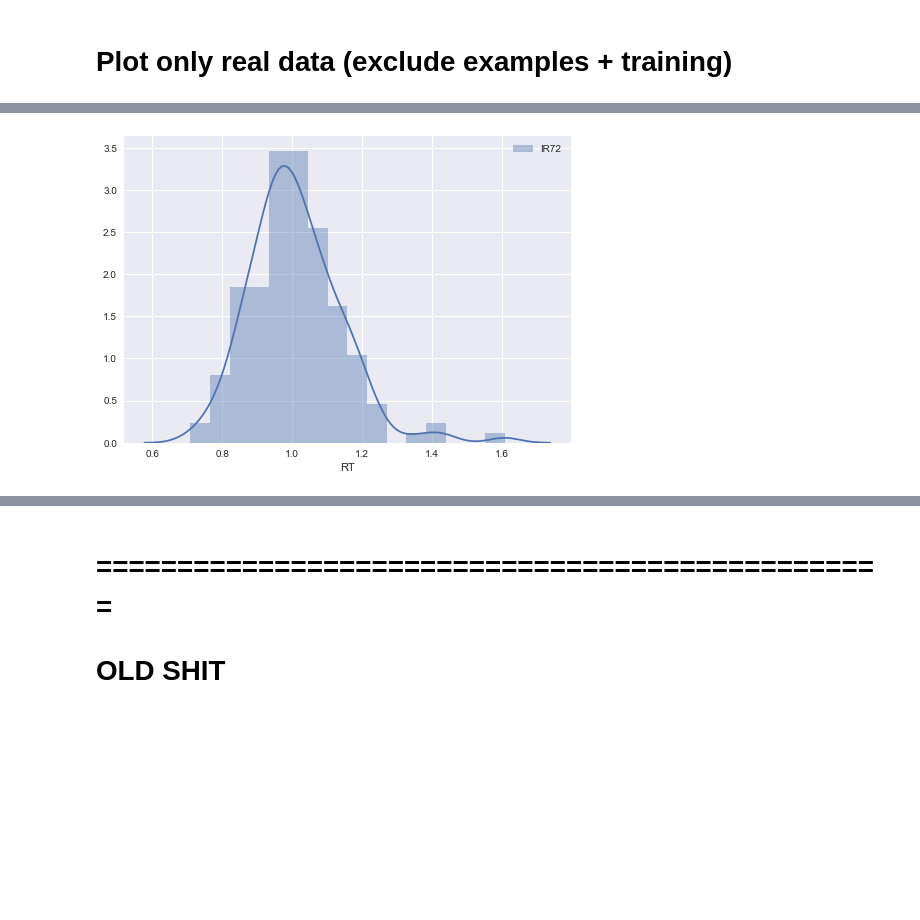
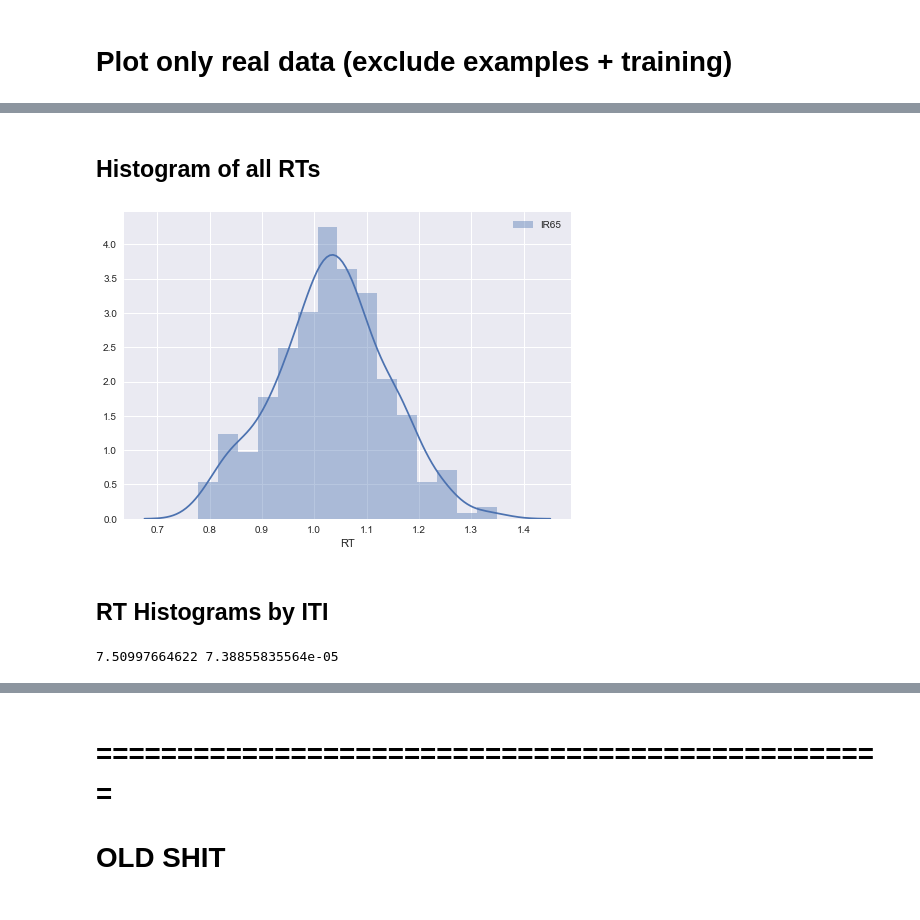
Before and after one commit to hoycw/asymmetric_RPE_paper, a Jupyter notebook: BHV01_prelim_analysis.ipynb, the cells around one changed output, grey strips where cells are left out. Drawn from its saved outputs; the diff is of its cells as text; code cells hidden in the pictures; blank space fills up the shorter version.

Commit message:
HBV01 now runs via .py command line; BHV02 to get group level accuracy across ITIs is started but not finished

```diff
--- a/BHV01_prelim_analysis.ipynb
+++ b/BHV01_prelim_analysis.ipynb
@@ -15,7 +14,7 @@ import pickle
 # %% [output]
 :0: FutureWarning: IPython widgets are experimental and may change in the future.
 # %%
-SBJ = 'IR72'
+SBJ = 'IR65'
 # %%
 prj_dir = '/Volumes/hoycw_clust/PRJ_Error/'
 results_dir = prj_dir+'results/'
@@ -116,3 +116,11 @@ block_mid_ix.insert(0,np.mean([0, prdm['n_examples']+prdm['n_training']]))   #ea
 accuracy = data['Hit'].groupby([data['Block'],data['Condition']]).mean()
 for ix in range(len(data)):
     data.loc[ix,'Accuracy'] = accuracy[data.loc[ix,'Block'],data.loc[ix,'Condition']]
+# %%
+# Break down by post-long and post-short trials
+data['postlong'] = [False if ix==0 else True if data['RT'].iloc[ix-1]>1 else False for ix in range(len(data))]
+
+# Compute change in RT
+data['dRT'] = [0 for ix in range(len(data))]
+for ix in range(len(data)-1):
+    data.loc[ix+1,'dRT'] = data.loc[ix+1,'RT']-data.loc[ix,'RT']
@@ -160,5 +170,2 @@ plt.savefig(results_dir+'BHV/tolerance/'+SBJ+'_tolerance'+fig_type)
 # %% [markdown]
 # Plot only real data (exclude examples + training)
-# %%
-data_all = data
-data = data[(data['Block']!=-1) & (data['RT']>0)]
@@ -164,0 +174,6 @@ data = data[(data['Block']!=-1) & (data['RT']>0)]
+# %%
+data_all = data
+# Exclude: Training/Examples, non-responses, first trial of each block
+if data[data['RT']<0].shape[0]>0:
+    print 'WARNING: '+str(data[data['RT']<0].shape[0])+' trials with no response!'
+data = data[(data['Block']!=-1) & (data['RT']>0) & (data['ITI']>0)]
@@ -165,8 +182,30 @@ data = data[(data['Block']!=-1) & (data['RT']>0)]
+# %% [markdown]
+## Histogram of all RTs
 # %%
 # RT Histogram
-ax = sns.distplot(data['RT'],label=SBJ)
+f,ax = plt.
+hist = sns.distplot(data['RT'],label=SBJ)
 plt.subplots_adjust(top=0.9)
-ax.legend() # can also get the figure from plt.gcf()
-plt.savefig(results_dir+'BHV/RTs/'+SBJ+'_RT_hist'+fig_type)
+hist.legend() # can also get the figure from plt.gcf()
+plt.savefig(results_dir+'BHV/RTs/histograms/'+SBJ+'_RT_hist'+fig_type)
 # %% [output]
-[figure, old version]
+[figure, new version]
+# %% [markdown]
+## RT Histograms by ITI
+# %%
+# ANOVA for RT differences across ITI
+itis = np.unique(data['ITI type'])
+if len(prdm['ITIs'])==4:
+    f,iti_p = scipy.stats.f_oneway(data.loc[data['ITI type']==itis[0],('RT')].values,
+                               data.loc[data['ITI type']==itis[1],('RT')].values,
+                               data.loc[data['ITI type']==itis[2],('RT')].values,
+                               data.loc[data['ITI type']==itis[3],('RT')].values)
+elif len(prdm['ITIs'])==3:
+    f,iti_p = scipy.stats.f_oneway(data.loc[data['ITI type']==itis[0],('RT')].values,
+                               data.loc[data['ITI type']==itis[1],('RT')].values,
+                               data.loc[data['ITI type']==itis[2],('RT')].values)
+else:
+    print 'WARNING: some weird paradigm version without 3 or 4 ITIs!'
+# print f, p
+# %% [output]
+7.50997664622 7.38855835564e-05
```
Also changed, not shown: parts of 20 cells of this notebook, 3 other files.
